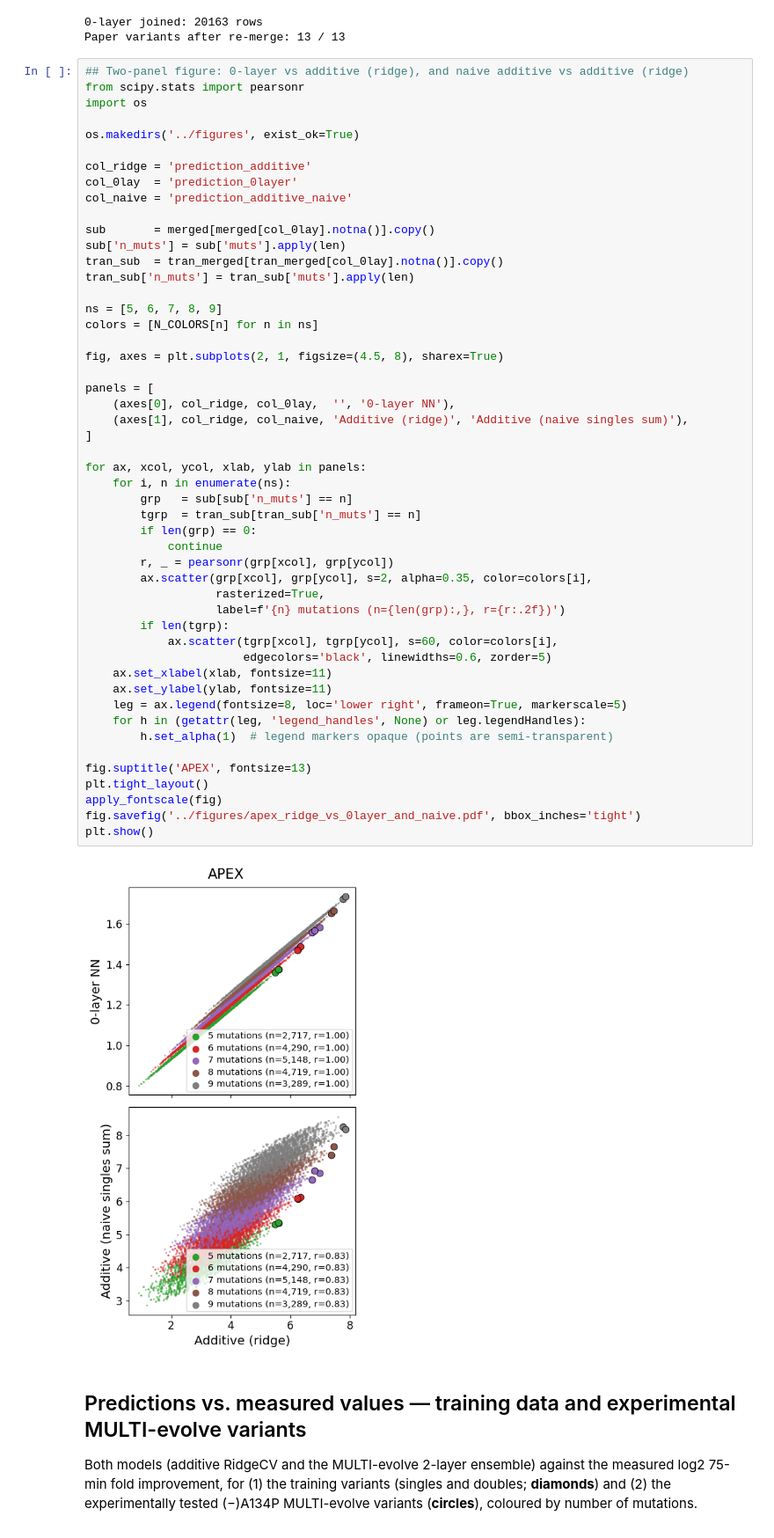
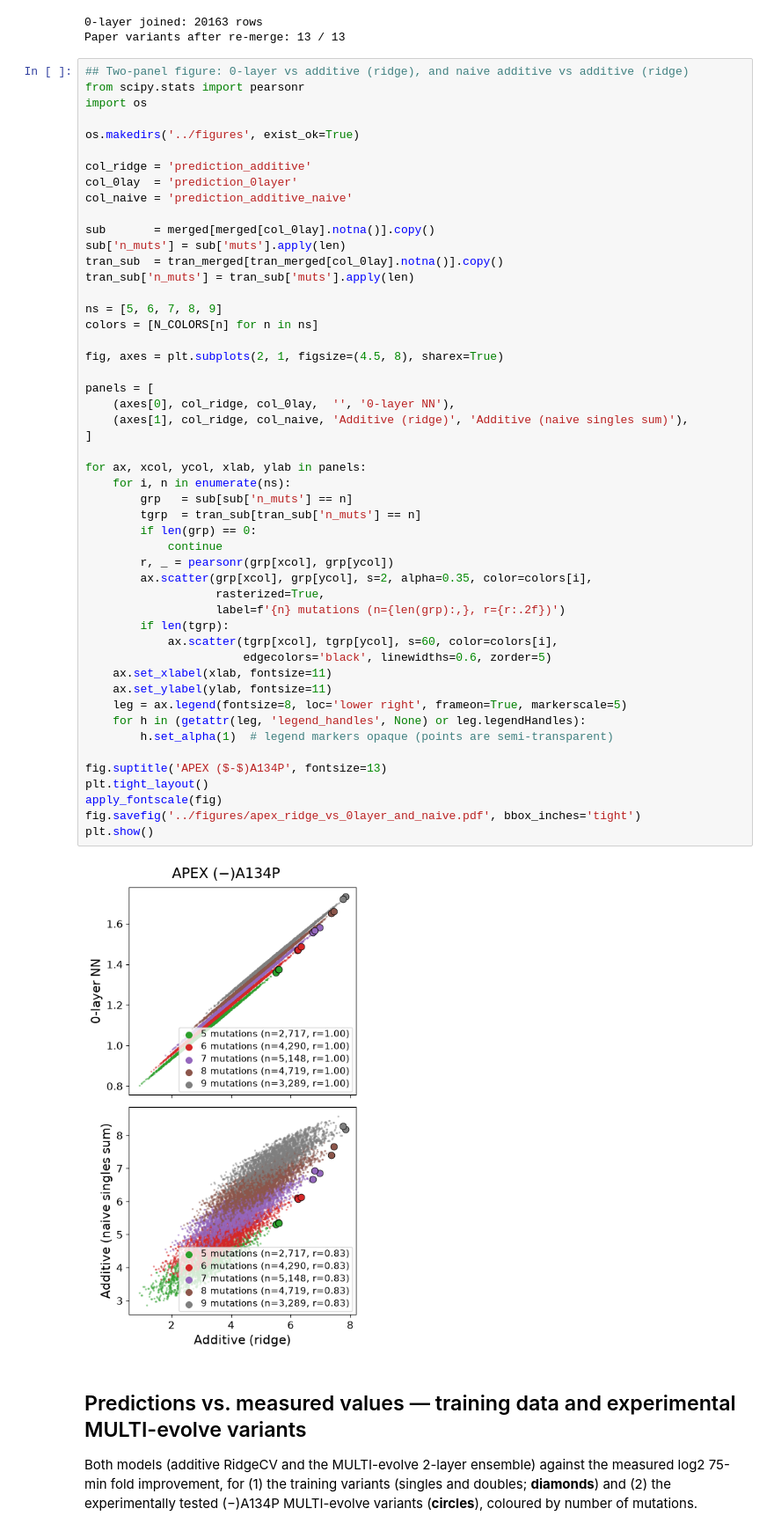
Before and after one commit to dewitt-lab/multievolve-baselines, a Jupyter notebook: analysis/additive-comparison-APEX.ipynb, the cells around one changed output. Shown at 88% size. Saved outputs shown, nothing was run; the diff lists cells and outputs as text.

```diff
--- a/analysis/additive-comparison-APEX.ipynb
+++ b/analysis/additive-comparison-APEX.ipynb
@@ -382,35 +382,35 @@ fig, axes = plt.subplots(2, 1, figsize=(4.5, 8), sharex=True)
 
 panels = [
     (axes[0], col_ridge, col_0lay,  '', '0-layer NN'),
     (axes[1], col_ridge, col_naive, 'Additive (ridge)', 'Additive (naive singles sum)'),
 ]
 
 for ax, xcol, ycol, xlab, ylab in panels:
     for i, n in enumerate(ns):
         grp   = sub[sub['n_muts'] == n]
         tgrp  = tran_sub[tran_sub['n_muts'] == n]
         if len(grp) == 0:
             continue
         r, _ = pearsonr(grp[xcol], grp[ycol])
         ax.scatter(grp[xcol], grp[ycol], s=2, alpha=0.35, color=colors[i],
                    rasterized=True,
                    label=f'{n} mutations (n={len(grp):,}, r={r:.2f})')
         if len(tgrp):
             ax.scatter(tgrp[xcol], tgrp[ycol], s=60, color=colors[i],
                        edgecolors='black', linewidths=0.6, zorder=5)
     ax.set_xlabel(xlab, fontsize=11)
     ax.set_ylabel(ylab, fontsize=11)
     leg = ax.legend(fontsize=8, loc='lower right', frameon=True, markerscale=5)
     for h in (getattr(leg, 'legend_handles', None) or leg.legendHandles):
         h.set_alpha(1)  # legend markers opaque (points are semi-transparent)
 
-fig.suptitle('APEX', fontsize=13)
+fig.suptitle('APEX ($-$)A134P', fontsize=13)
 plt.tight_layout()
 apply_fontscale(fig)
 fig.savefig('../figures/apex_ridge_vs_0layer_and_naive.pdf', bbox_inches='tight')
 plt.show()
 # %% [output]
-[figure, old version]
+[figure, new version]
 # %% [markdown]
 ## Predictions vs. measured values — training data and experimental MULTI-evolve variants
 
```
Also changed, not shown: parts of 6 cells of this notebook, 5 other files.
